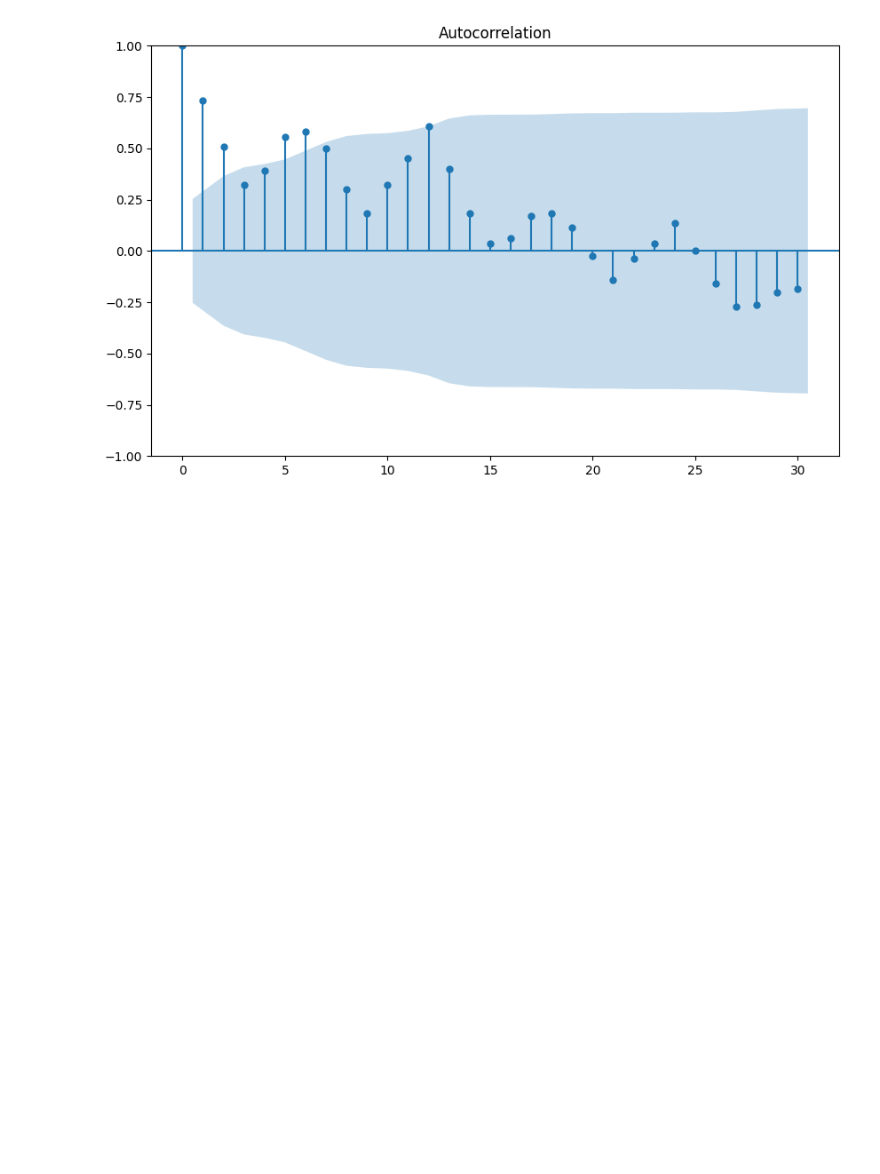
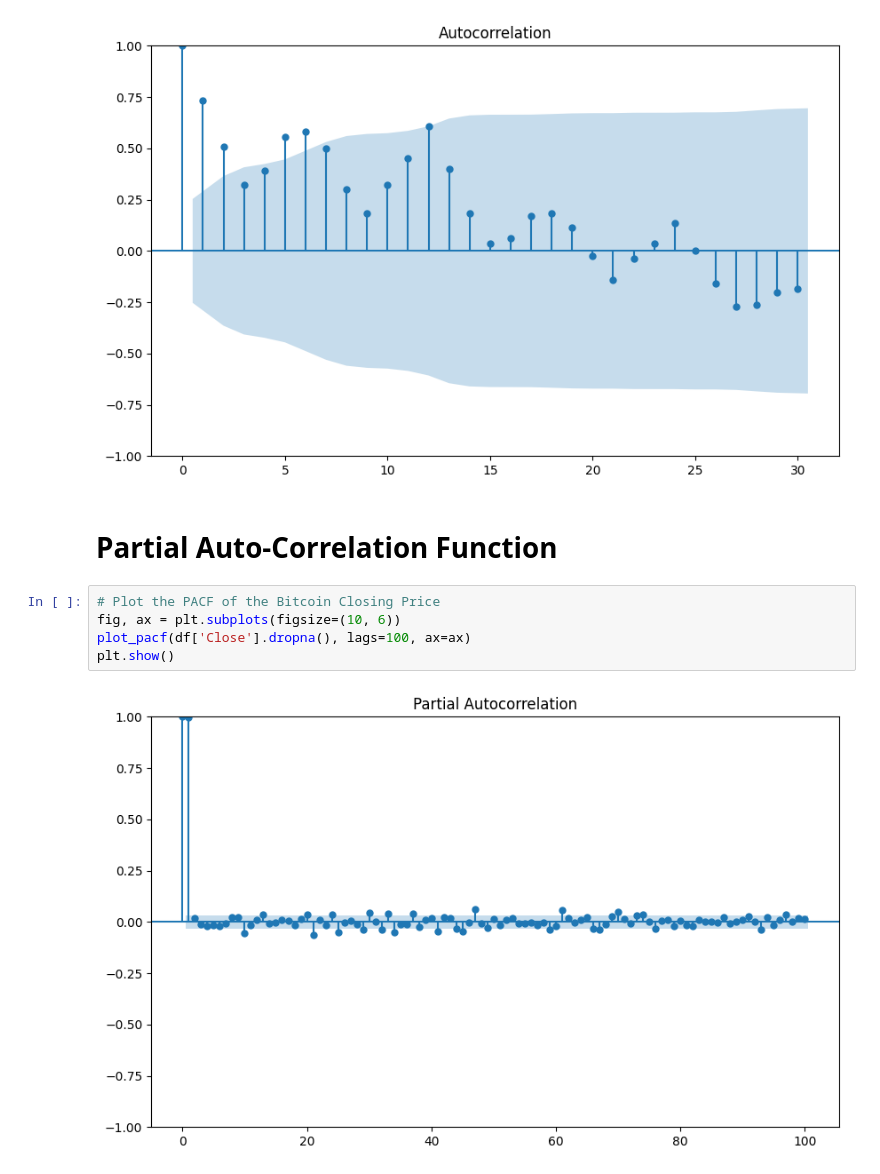
Before and after one commit to SuDy0906/Time-Series-Analysis-and-Forecasting, a Jupyter notebook: intro.ipynb, the cells around one changed output. Drawn from its saved outputs; the diff is of its cells as text; blank space fills up the shorter version.

```diff
--- a/intro.ipynb
+++ b/intro.ipynb
@@ -232,3 +232,12 @@ plot_acf(df1['revenue'].dropna(), lags=30, ax=ax)
 plt.show()
 # %% [output]
 [figure]
+# %% [markdown]
+# Partial Auto-Correlation Function
+# %%
+# Plot the PACF of the Bitcoin Closing Price
+fig, ax = plt.subplots(figsize=(10, 6))
+plot_pacf(df['Close'].dropna(), lags=100, ax=ax)
+plt.show()
+# %% [output]
+[figure, added]
```
Also changed, not shown: parts of 2 cells of this notebook.
